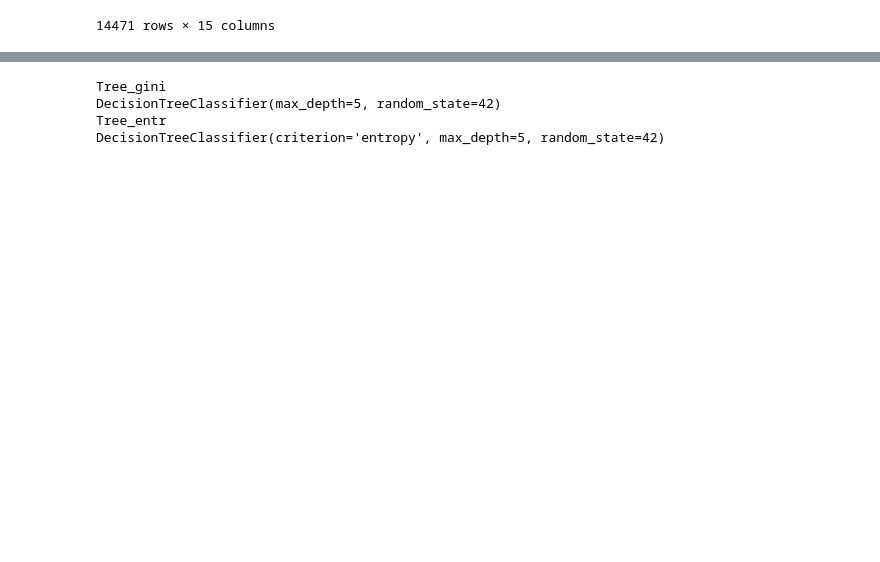
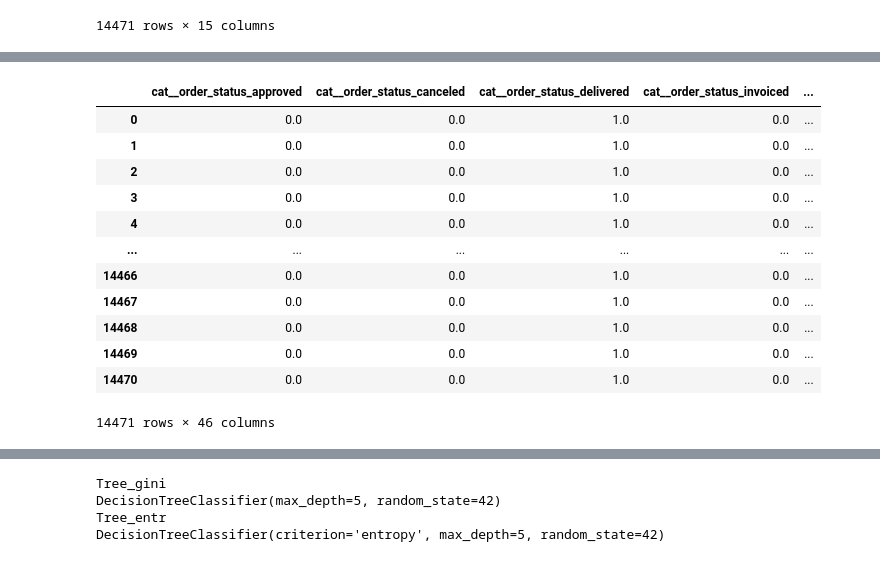
Before and after one commit to SilvanaKoga/tfm-uned-churn, a Jupyter notebook: Notebooks/DT_RF_XGBoost.ipynb, the cells around one changed output, grey strips where cells are left out. Drawn from its saved outputs; the diff is of its cells as text; code cells hidden in the pictures; blank space fills up the shorter version.

```diff
--- a/Notebooks/DT_RF_XGBoost.ipynb
+++ b/Notebooks/DT_RF_XGBoost.ipynb
@@ -30,0 +161,4 @@ Data_90_df
+# %%
+Data_90_df["multiple_payment_methods"] = (Data_90_df["payment_sequential"] > 2.0).astype(int)
+
+Data_90_df["multiple_payment_methods"]
@@ -30,0 +289,4 @@ Data_90_df
+# %%
+Data_90_df["product_cat"] = Data_90_df.product_category_name_english.map(product_categories_map)
+
+Data_90_df["product_cat"].value_counts()
@@ -30,0 +315,30 @@ Data_90_df
+# %%
+# Create one hot encoding for all non-int features  Logprices?
+
+target_features = ["order_status", "payment_type", "product_cat"]
+
+col_trans = ColumnTransformer(transformers=[("cat", OneHotEncoder(sparse_output= False), target_features)], remainder="passthrough"
+
+)
+# %%
+# fit and transform the dataset
+
+encoded_array = col_trans.fit_transform(Data_90_df)
+# %%
+encoded_90_df = pd.DataFrame(encoded_array, columns= col_trans.get_feature_names_out(Data_90_df.columns))
+
+encoded_90_df
+# %% [output]
+|  | cat__order_status_approved | cat__order_status_canceled | cat__order_status_delivered | cat__order_status_invoiced | ... |
+| 0 | 0.0 | 0.0 | 1.0 | 0.0 | ... |
+| 1 | 0.0 | 0.0 | 1.0 | 0.0 | ... |
+| 2 | 0.0 | 0.0 | 1.0 | 0.0 | ... |
+| 3 | 0.0 | 0.0 | 1.0 | 0.0 | ... |
+| 4 | 0.0 | 0.0 | 1.0 | 0.0 | ... |
+| ... | ... | ... | ... | ... | ... |
+| 14466 | 0.0 | 0.0 | 1.0 | 0.0 | ... |
+| 14467 | 0.0 | 0.0 | 1.0 | 0.0 | ... |
+| 14468 | 0.0 | 0.0 | 1.0 | 0.0 | ... |
+| 14469 | 0.0 | 0.0 | 1.0 | 0.0 | ... |
+| 14470 | 0.0 | 0.0 | 1.0 | 0.0 | ... |
+14471 rows × 46 columns
```
Also changed, not shown: parts of 31 cells of this notebook, 1 other file.
